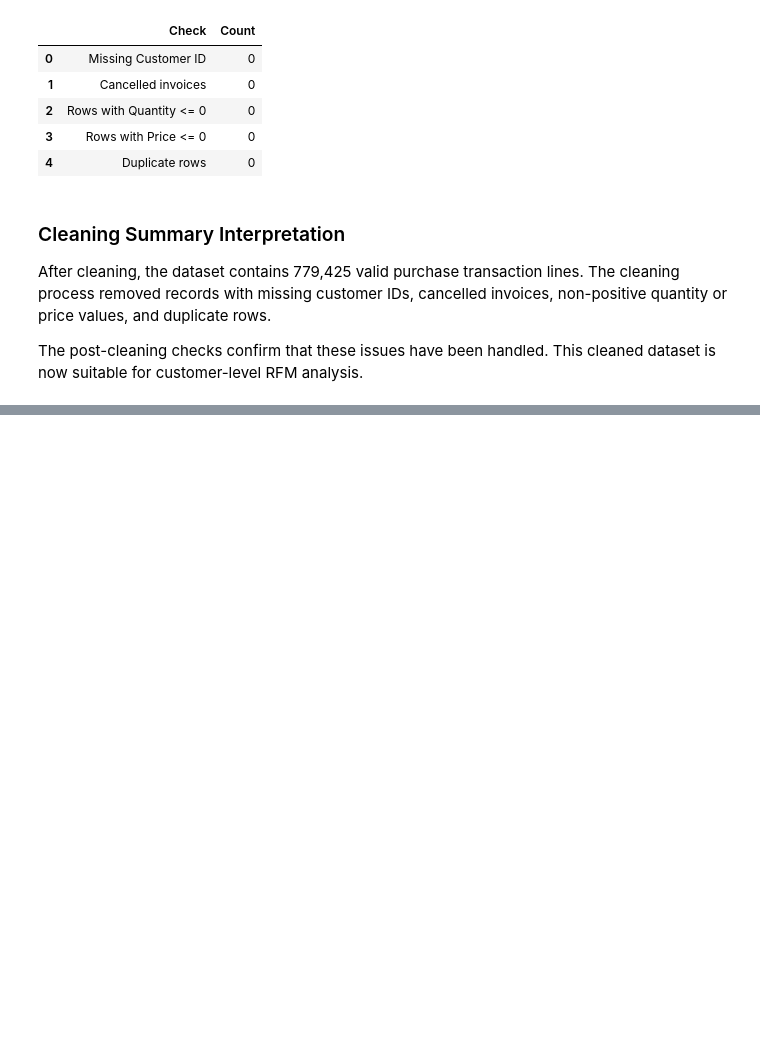
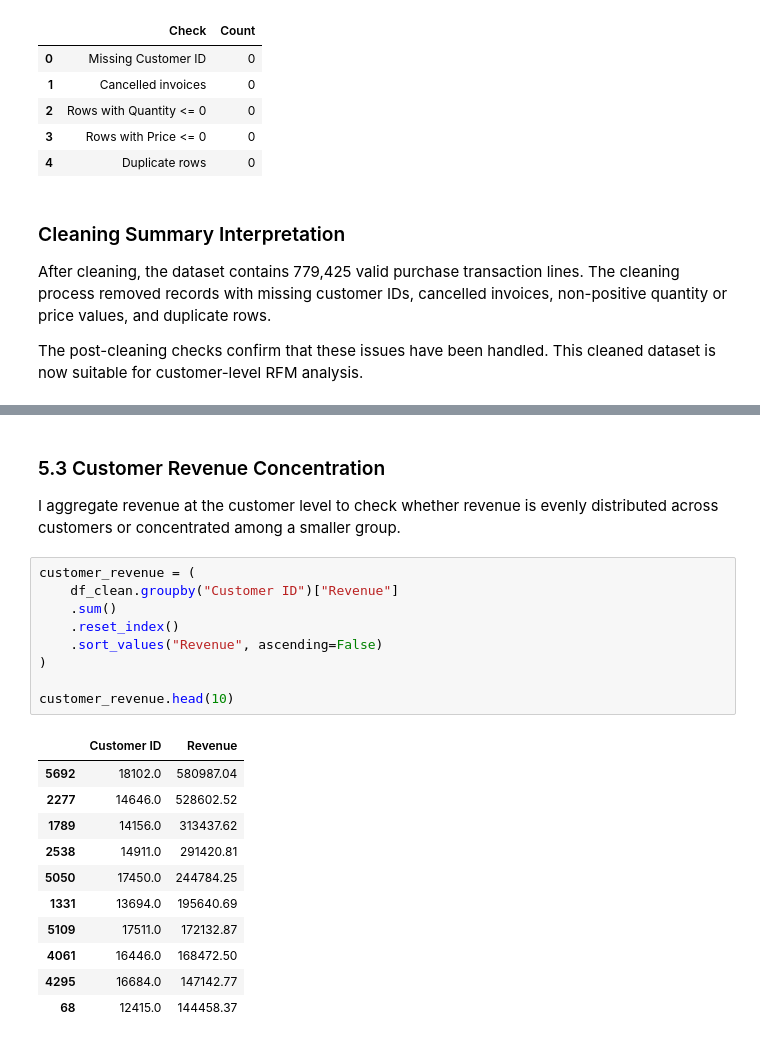
Before and after one commit to belldeptrai2004/data-portfolio, a Jupyter notebook: 04_E-commerce Customer Segmentation & Retention Opportunity Analysis/E-commerce Customer Segmentation & Retention Opportunity Analysis.ipynb, the cells around one changed output, grey strips where cells are left out. Saved outputs shown, nothing was run; the diff lists cells and outputs as text; blank space fills up the shorter version.

```diff
--- a/04_E-commerce Customer Segmentation & Retention Opportunity Analysis/E-commerce Customer Segmentation & Retention Opportunity Analysis.ipynb
+++ b/04_E-commerce Customer Segmentation & Retention Opportunity Analysis/E-commerce Customer Segmentation & Retention Opportunity Analysis.ipynb
@@ -279,0 +367,25 @@ The post-cleaning checks confirm that these issues have been handled. This clean
+# %% [markdown]
+### 5.3 Customer Revenue Concentration
+
+I aggregate revenue at the customer level to check whether revenue is evenly distributed across customers or concentrated among a smaller group.
+# %%
+customer_revenue = (
+    df_clean.groupby("Customer ID")["Revenue"]
+    .sum()
+    .reset_index()
+    .sort_values("Revenue", ascending=False)
+)
+
+customer_revenue.head(10)
+# %% [output]
+|  | Customer ID | Revenue |
+| 5692 | 18102.0 | 580987.04 |
+| 2277 | 14646.0 | 528602.52 |
+| 1789 | 14156.0 | 313437.62 |
+| 2538 | 14911.0 | 291420.81 |
+| 5050 | 17450.0 | 244784.25 |
+| 1331 | 13694.0 | 195640.69 |
+| 5109 | 17511.0 | 172132.87 |
+| 4061 | 16446.0 | 168472.50 |
+| 4295 | 16684.0 | 147142.77 |
+| 68 | 12415.0 | 144458.37 |
```
Also changed, not shown: parts of 14 cells of this notebook.
